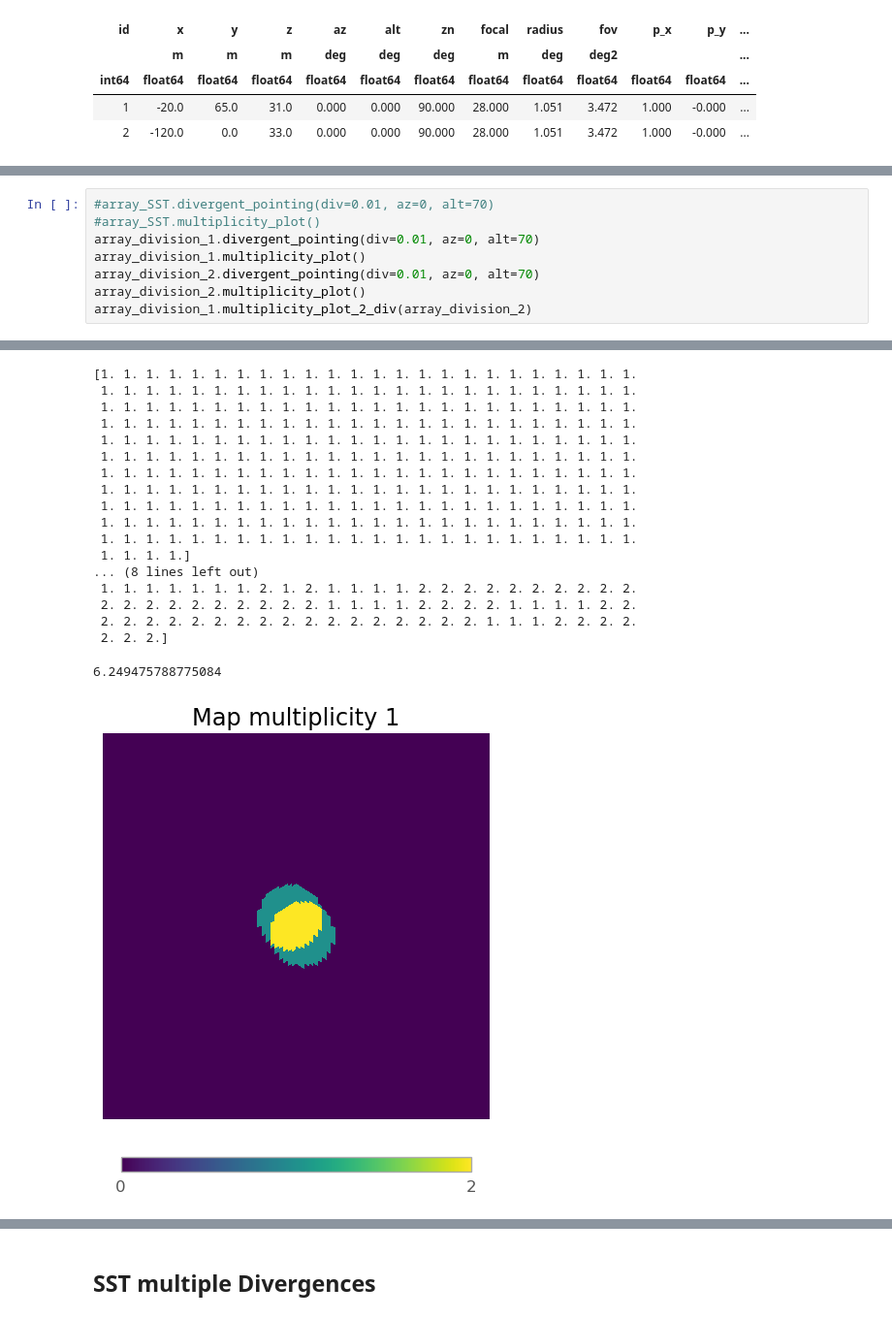
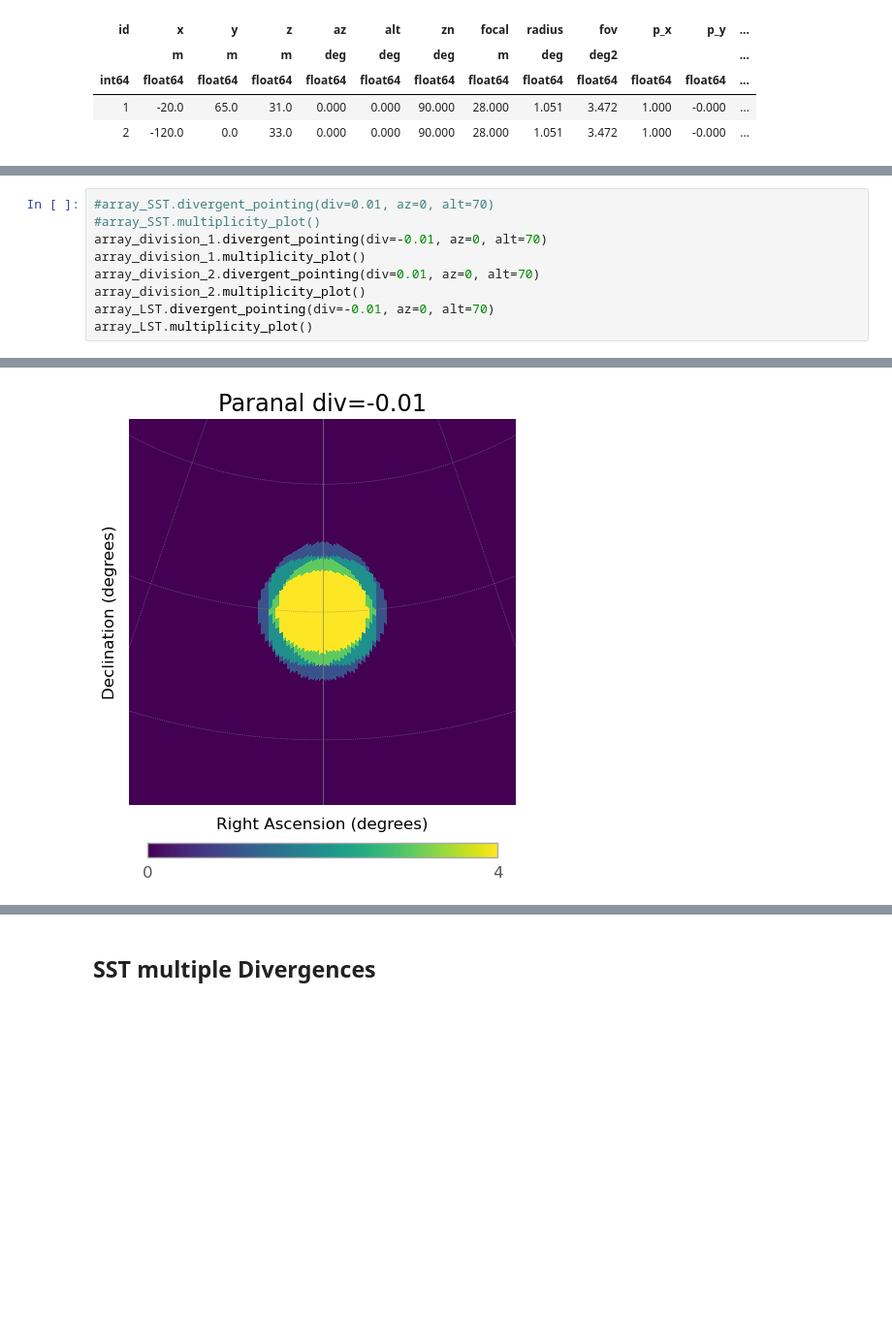
Before and after one commit to SamantaMorales/divtel, a Jupyter notebook: SSTs.ipynb, the cells around one changed output, grey strips where cells are left out. Shown at 97% size. Saved outputs shown, nothing was run; the diff lists cells and outputs as text; blank space fills up the shorter version.

```diff
--- a/SSTs.ipynb
+++ b/SSTs.ipynb
@@ -967,9 +980,10 @@ The second map is
 # %%
 #array_SST.divergent_pointing(div=0.01, az=0, alt=70)
 #array_SST.multiplicity_plot()
-array_division_1.divergent_pointing(div=0.01, az=0, alt=70)
+array_division_1.divergent_pointing(div=-0.01, az=0, alt=70)
 array_division_1.multiplicity_plot()
 array_division_2.divergent_pointing(div=0.01, az=0, alt=70)
 array_division_2.multiplicity_plot()
-array_division_1.multiplicity_plot_2_div(array_division_2)
+array_LST.divergent_pointing(div=-0.01, az=0, alt=70)
+array_LST.multiplicity_plot()
 # %% [output]
@@ -977,20 +991,2 @@ array_division_1.multiplicity_plot_2_div(array_division_2)
 [figure]
-[1. 1. 1. 1. 1. 1. 1. 1. 1. 1. 1. 1. 1. 1. 1. 1. 1. 1. 1. 1. 1. 1. 1. 1.
- 1. 1. 1. 1. 1. 1. 1. 1. 1. 1. 1. 1. 1. 1. 1. 1. 1. 1. 1. 1. 1. 1. 1. 1.
- 1. 1. 1. 1. 1. 1. 1. 1. 1. 1. 1. 1. 1. 1. 1. 1. 1. 1. 1. 1. 1. 1. 1. 1.
- 1. 1. 1. 1. 1. 1. 1. 1. 1. 1. 1. 1. 1. 1. 1. 1. 1. 1. 1. 1. 1. 1. 1. 1.
- 1. 1. 1. 1. 1. 1. 1. 1. 1. 1. 1. 1. 1. 1. 1. 1. 1. 1. 1. 1. 1. 1. 1. 1.
- 1. 1. 1. 1. 1. 1. 1. 1. 1. 1. 1. 1. 1. 1. 1. 1. 1. 1. 1. 1. 1. 1. 1. 1.
- 1. 1. 1. 1. 1. 1. 1. 1. 1. 1. 1. 1. 1. 1. 1. 1. 1. 1. 1. 1. 1. 1. 1. 1.
- 1. 1. 1. 1. 1. 1. 1. 1. 1. 1. 1. 1. 1. 1. 1. 1. 1. 1. 1. 1. 1. 1. 1. 1.
- 1. 1. 1. 1. 1. 1. 1. 1. 1. 1. 1. 1. 1. 1. 1. 1. 1. 1. 1. 1. 1. 1. 1. 1.
- 1. 1. 1. 1. 1. 1. 1. 1. 1. 1. 1. 1. 1. 1. 1. 1. 1. 1. 1. 1. 1. 1. 1. 1.
- 1. 1. 1. 1. 1. 1. 1. 1. 1. 1. 1. 1. 1. 1. 1. 1. 1. 1. 1. 1. 1. 1. 1. 1.
- 1. 1. 1. 1.]
-... (8 lines left out)
- 1. 1. 1. 1. 1. 1. 1. 2. 1. 2. 1. 1. 1. 1. 2. 2. 2. 2. 2. 2. 2. 2. 2. 2.
- 2. 2. 2. 2. 2. 2. 2. 2. 2. 2. 1. 1. 1. 1. 2. 2. 2. 2. 1. 1. 1. 1. 2. 2.
- 2. 2. 2. 2. 2. 2. 2. 2. 2. 2. 2. 2. 2. 2. 2. 2. 2. 1. 1. 1. 2. 2. 2. 2.
- 2. 2. 2.]
-6.249475788775084
-[figure, old version]
+[figure, new version]
```
Also changed, not shown: parts of 17 cells of this notebook, 1 other file.
